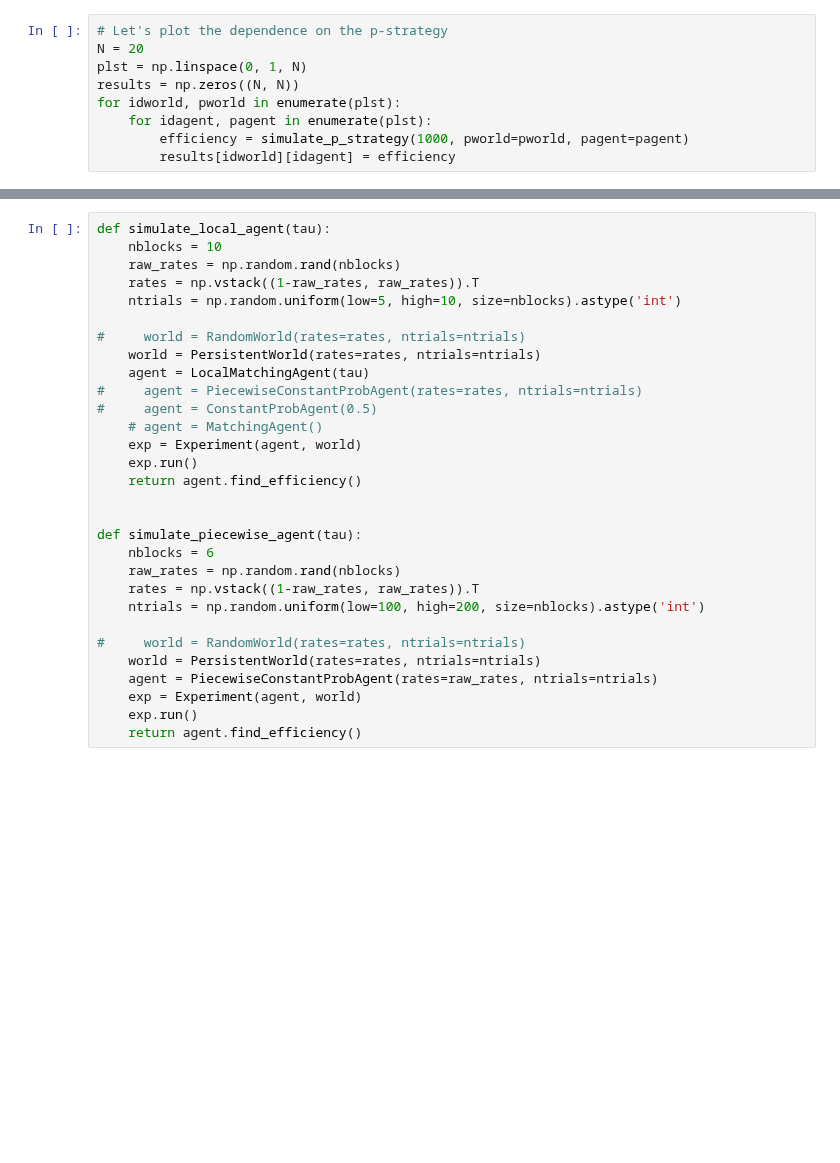
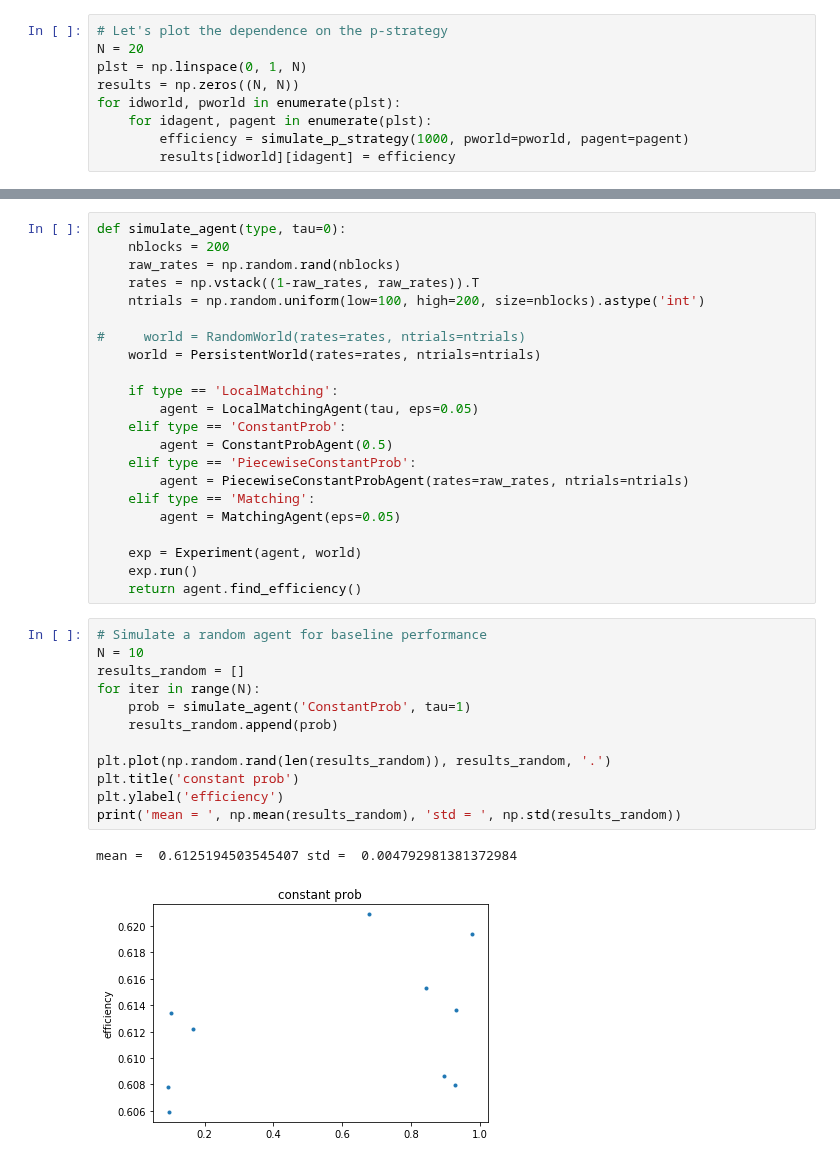
Before and after one commit to nhat-le/switching-simulations, a Jupyter notebook: matchingSimulationsPython.ipynb, the cells around one changed output, grey strips where cells are left out. Cells and saved outputs as stored; diff of their text form; blank space fills up the shorter version.

```diff
--- a/matchingSimulationsPython.ipynb
+++ b/matchingSimulationsPython.ipynb
@@ -54,30 +39,37 @@ for idworld, pworld in enumerate(plst):
 # %%
-def simulate_local_agent(tau):
-    nblocks = 10
-    raw_rates = np.random.rand(nblocks)
-    rates = np.vstack((1-raw_rates, raw_rates)).T
-    ntrials = np.random.uniform(low=5, high=10, size=nblocks).astype('int')
-
-#     world = RandomWorld(rates=rates, ntrials=ntrials)
-    world = PersistentWorld(rates=rates, ntrials=ntrials)
-    agent = LocalMatchingAgent(tau)
-#     agent = PiecewiseConstantProbAgent(rates=rates, ntrials=ntrials)
-#     agent = ConstantProbAgent(0.5)
-    # agent = MatchingAgent()
-    exp = Experiment(agent, world)
-    exp.run()
-    return agent.find_efficiency()
-
-
-def simulate_piecewise_agent(tau):
-    nblocks = 6
+def simulate_agent(type, tau=0):
+    nblocks = 200
     raw_rates = np.random.rand(nblocks)
     rates = np.vstack((1-raw_rates, raw_rates)).T
     ntrials = np.random.uniform(low=100, high=200, size=nblocks).astype('int')
 
 #     world = RandomWorld(rates=rates, ntrials=ntrials)
     world = PersistentWorld(rates=rates, ntrials=ntrials)
-    agent = PiecewiseConstantProbAgent(rates=raw_rates, ntrials=ntrials)
+
+    if type == 'LocalMatching':
+        agent = LocalMatchingAgent(tau, eps=0.05)
+    elif type == 'ConstantProb':
+        agent = ConstantProbAgent(0.5)
+    elif type == 'PiecewiseConstantProb':
+        agent = PiecewiseConstantProbAgent(rates=raw_rates, ntrials=ntrials)
+    elif type == 'Matching':
+        agent = MatchingAgent(eps=0.05)
+
     exp = Experiment(agent, world)
     exp.run()
     return agent.find_efficiency()
+# %%
+# Simulate a random agent for baseline performance
+N = 10
+results_random = []
+for iter in range(N):
+    prob = simulate_agent('ConstantProb', tau=1)
+    results_random.append(prob)
+
+plt.plot(np.random.rand(len(results_random)), results_random, '.')
+plt.title('constant prob')
+plt.ylabel('efficiency')
+print('mean = ', np.mean(results_random), 'std = ', np.std(results_random))
+# %% [output]
+mean =  0.6125194503545407 std =  0.004792981381372984
+[figure, added]
```
Also changed, not shown: parts of 21 cells of this notebook, 1 other file.
